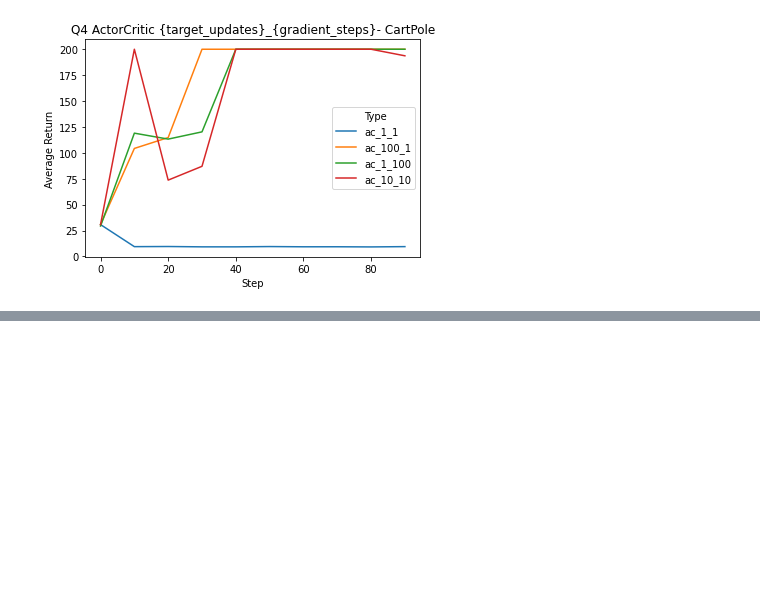
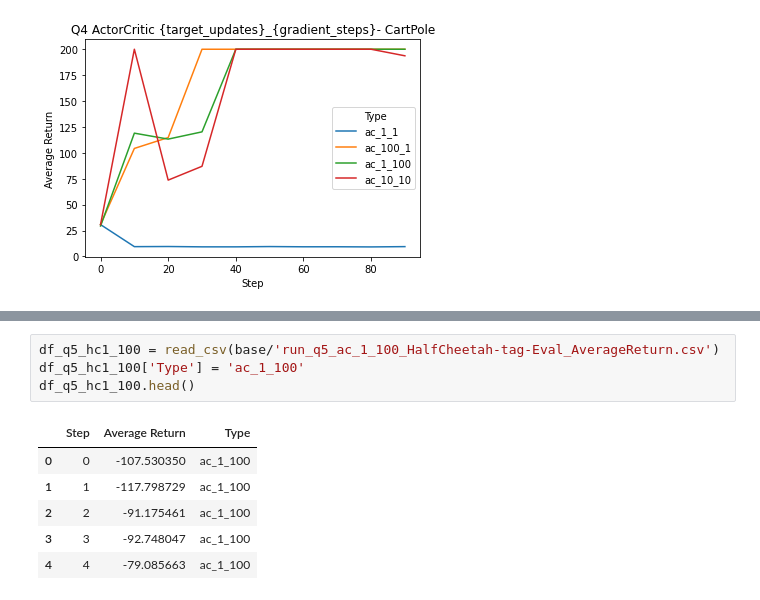
Before and after one commit to cocoza4/Berkeley-DeepRLCourse-CS285-Fall2019, a Jupyter notebook: hw3/run_logs/plot.ipynb, the cells around one changed output, grey strips where cells are left out. Drawn from its saved outputs; the diff is of its cells as text; blank space fills up the shorter version.

```diff
--- a/hw3/run_logs/plot.ipynb
+++ b/hw3/run_logs/plot.ipynb
@@ -270,0 +256,11 @@ Text(0.5, 1.0, 'Q4 ActorCritic {target_updates}_{gradient_steps}- CartPole')
+# %%
+df_q5_hc1_100 = read_csv(base/'run_q5_ac_1_100_HalfCheetah-tag-Eval_AverageReturn.csv')
+df_q5_hc1_100['Type'] = 'ac_1_100'
+df_q5_hc1_100.head()
+# %% [output]
+|  | Step | Average Return | Type |
+| 0 | 0 | -107.530350 | ac_1_100 |
+| 1 | 1 | -117.798729 | ac_1_100 |
+| 2 | 2 | -91.175461 | ac_1_100 |
+| 3 | 3 | -92.748047 | ac_1_100 |
+| 4 | 4 | -79.085663 | ac_1_100 |
```
Also changed, not shown: parts of 10 cells of this notebook, 11 other files.
